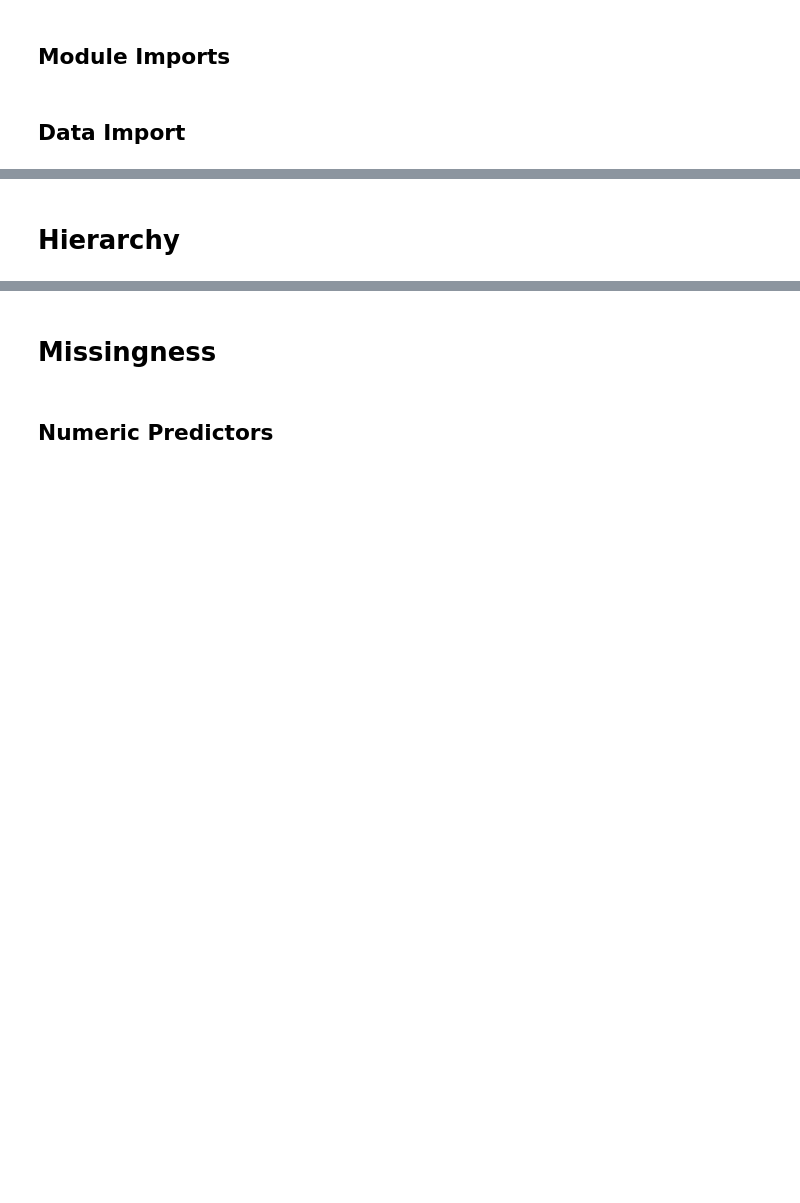
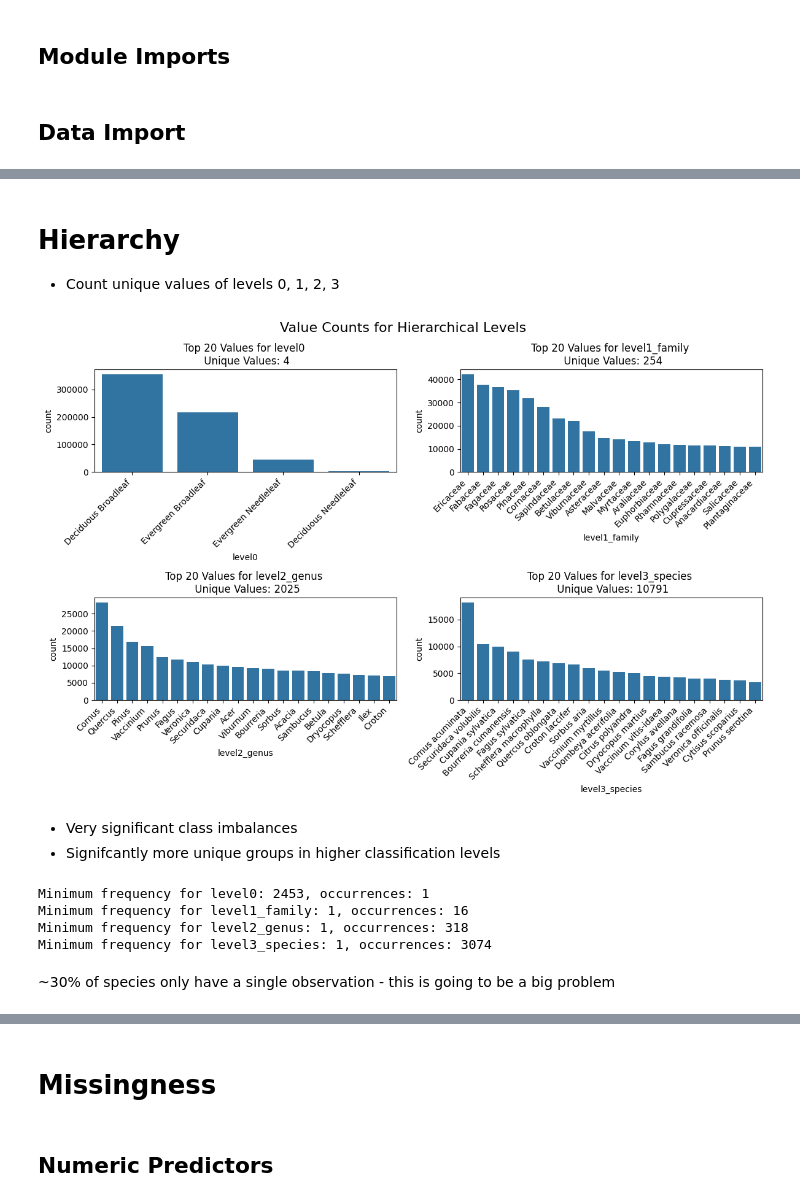
Before and after one commit to awilliams101111/dst-group-work, a Jupyter notebook: GlobalGeoTree/EDA-AW-2.ipynb, the cells around one changed output, grey strips where cells are left out. Drawn from its saved outputs; the diff is of its cells as text; code cells hidden in the pictures; blank space fills up the shorter version.

```diff
--- a/GlobalGeoTree/EDA-AW-2.ipynb
+++ b/GlobalGeoTree/EDA-AW-2.ipynb
@@ -14,4 +14,4 @@ from pathlib import Path
 # %%
 chunksFilePath = Path("GlobalGeoTree-6M/Chunks1Pixel/")
 
-dfAllImg = torch.load(chunksFilePath / 'SampledData-10Percent.pth', map_location="cpu", weights_only=False)
+df = torch.load(chunksFilePath / 'SampledData-10Percent.pth', map_location="cpu", weights_only=False)
@@ -18,2 +28,47 @@ dfAllImg = torch.load(chunksFilePath / 'SampledData-10Percent.pth', map_location
 # %% [markdown]
 # Hierarchy
+- Count unique values of levels 0, 1, 2, 3
+# %%
+levels = [col for col in df.columns if 'level' in col]
+valueCounts = []
+
+for level in levels:
+    vc = df[level].value_counts().reset_index()
+    vc.columns = [level, 'count']
+    vc['level'] = level
+    valueCounts.append(vc)
+# %%
+# plot top 20 values for each level
+
+figHi, axHi = plt.subplots(2, 2, figsize=(6 * 2, 4*2))
+
+for i, vc in enumerate(valueCounts):
+    a = i // 2
+    b = i % 2
+    sns.barplot(data=vc.head(20), y='count', x=vc.columns[0], ax=axHi[a, b])
+    axHi[a, b].set_title(f'Top 20 Values for {vc.columns[0]} \n Unique Values: {vc.shape[0]}')
+    axHi[a, b].tick_params(axis='x', rotation=45)
+    for label in axHi[a, b].get_xticklabels():
+        label.set_horizontalalignment('right')
+        label.set_verticalalignment('top')
+
+figHi.suptitle('Value Counts for Hierarchical Levels', fontsize=16)
+figHi.tight_layout()
+# %% [output]
+[figure, added]
+# %% [markdown]
+- Very significant class imbalances
+- Signifcantly more unique groups in higher classification levels
+# %%
+# minimum value frequency per level
+for vc in valueCounts:
+    min_count = vc['count'].min()
+    level = vc['level'].iloc[0]
+    print(f"Minimum frequency for {level}: {min_count}, occurrences: {vc[vc['count'] == min_count].shape[0]}")
+# %% [output]
+Minimum frequency for level0: 2453, occurrences: 1
+Minimum frequency for level1_family: 1, occurrences: 16
+Minimum frequency for level2_genus: 1, occurrences: 318
+Minimum frequency for level3_species: 1, occurrences: 3074
+# %% [markdown]
+~30% of species only have a single observation - this is going to be a big problem
```
Also changed, not shown: parts of 4 cells of this notebook.
